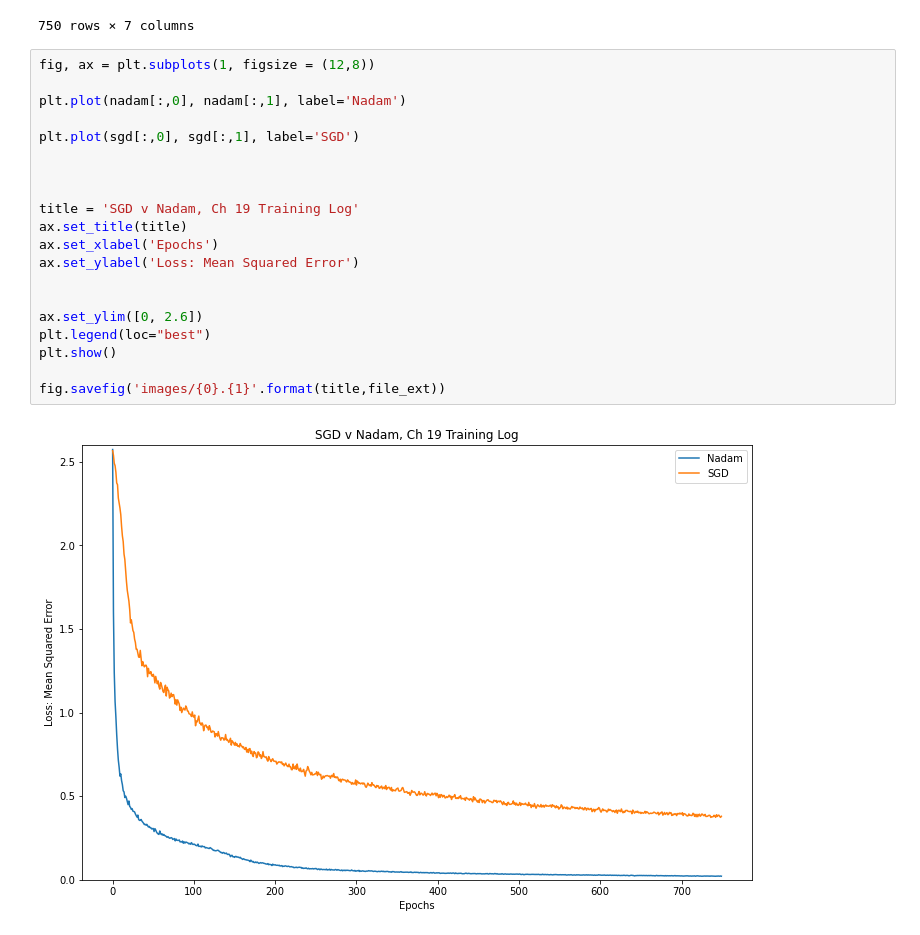
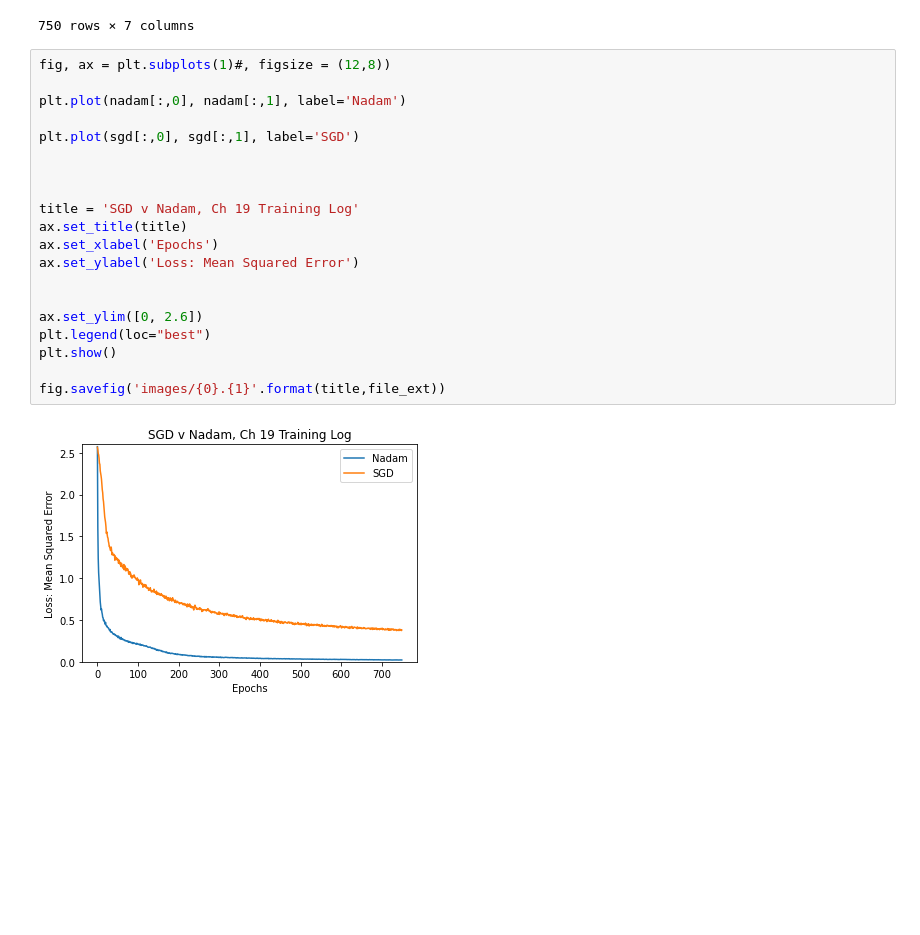
Before and after one commit to p-owens/MAI, a Jupyter notebook: results/nadam_sgd/optimiser_graph.ipynb, the cells around one changed output. Cells and saved outputs as stored; diff of their text form; blank space fills up the shorter version.

Commit message:
generated graphs for results section

```diff
--- a/results/nadam_sgd/optimiser_graph.ipynb
+++ b/results/nadam_sgd/optimiser_graph.ipynb
@@ -26,25 +26,25 @@ nadam_pd
 | 749 | 749 | 0.021616 | 6.189381e+04 | 0.881334 | 0.005679 | 2.404633e+00 | 0.950177 |
 750 rows × 7 columns
 # %%
-fig, ax = plt.subplots(1, figsize = (12,8))
+fig, ax = plt.subplots(1)#, figsize = (12,8))
 
 plt.plot(nadam[:,0], nadam[:,1], label='Nadam')
 
 plt.plot(sgd[:,0], sgd[:,1], label='SGD')
 
 
 
 title = 'SGD v Nadam, Ch 19 Training Log'
 ax.set_title(title)
 ax.set_xlabel('Epochs')
 ax.set_ylabel('Loss: Mean Squared Error')
 
 
 ax.set_ylim([0, 2.6])
 plt.legend(loc="best")
 plt.show()
 
 fig.savefig('images/{0}.{1}'.format(title,file_ext))
 # %% [output]
-[figure, old version]
+[figure, new version]
 # %%
```
Also changed, not shown: parts of 3 cells of this notebook, 25 other files.
